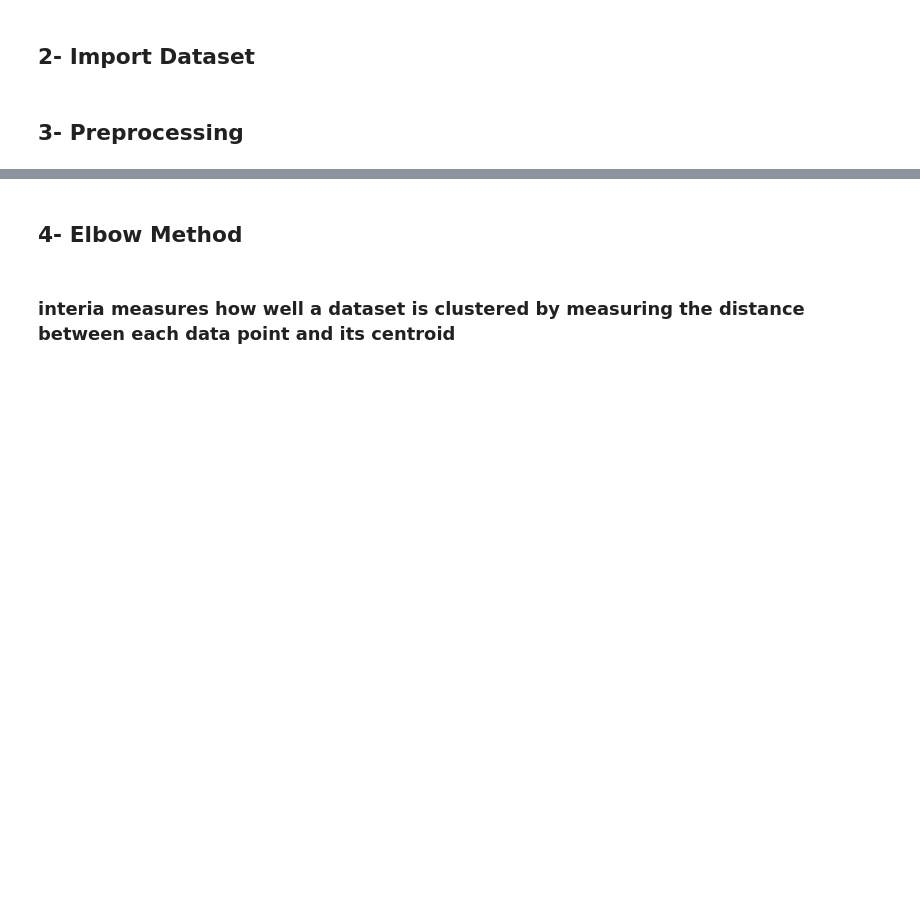
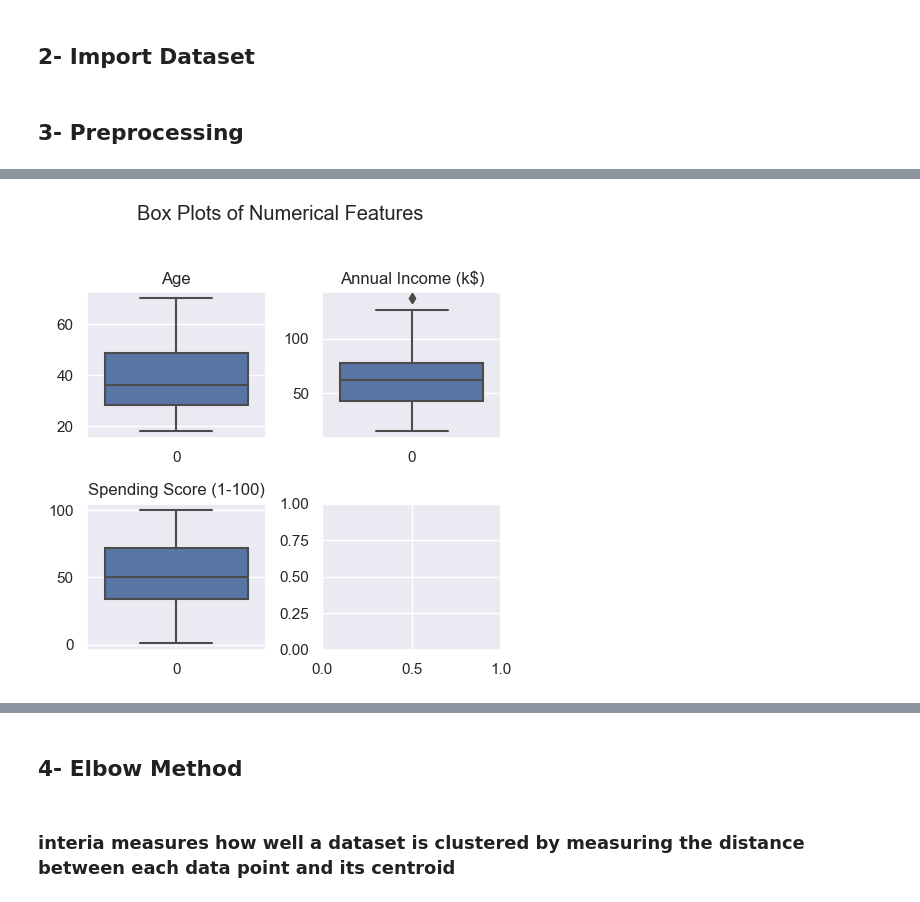
Before and after one commit to SRDsara/Customer-Segmentation, a Jupyter notebook: Customer_Clustering_KMeans.ipynb, the cells around one changed output, grey strips where cells are left out. Cells and saved outputs as stored; diff of their text form; code cells hidden in the pictures; blank space fills up the shorter version.

```diff
--- a/Customer_Clustering_KMeans.ipynb
+++ b/Customer_Clustering_KMeans.ipynb
@@ -30,0 +136,14 @@ X = scaler.fit_transform(X)
+# %%
+# EDA.10 -> Box plots
+fig, axs = plt.subplots(2, 2, figsize=(5, 5))
+fig.suptitle('Box Plots of Numerical Features')
+
+for i, col in enumerate(continous_columns):
+    ax = axs[i // 2, i % 2]
+    sns.boxplot(data=df_withount_nan[col], ax=ax)
+    ax.set_title(col)
+
+plt.tight_layout(rect=[0, 0, 1, 0.96])  # Adjust layout to make room for the title
+plt.show()
+# %% [output]
+[figure, added]
```
Also changed, not shown: parts of 38 cells of this notebook.
